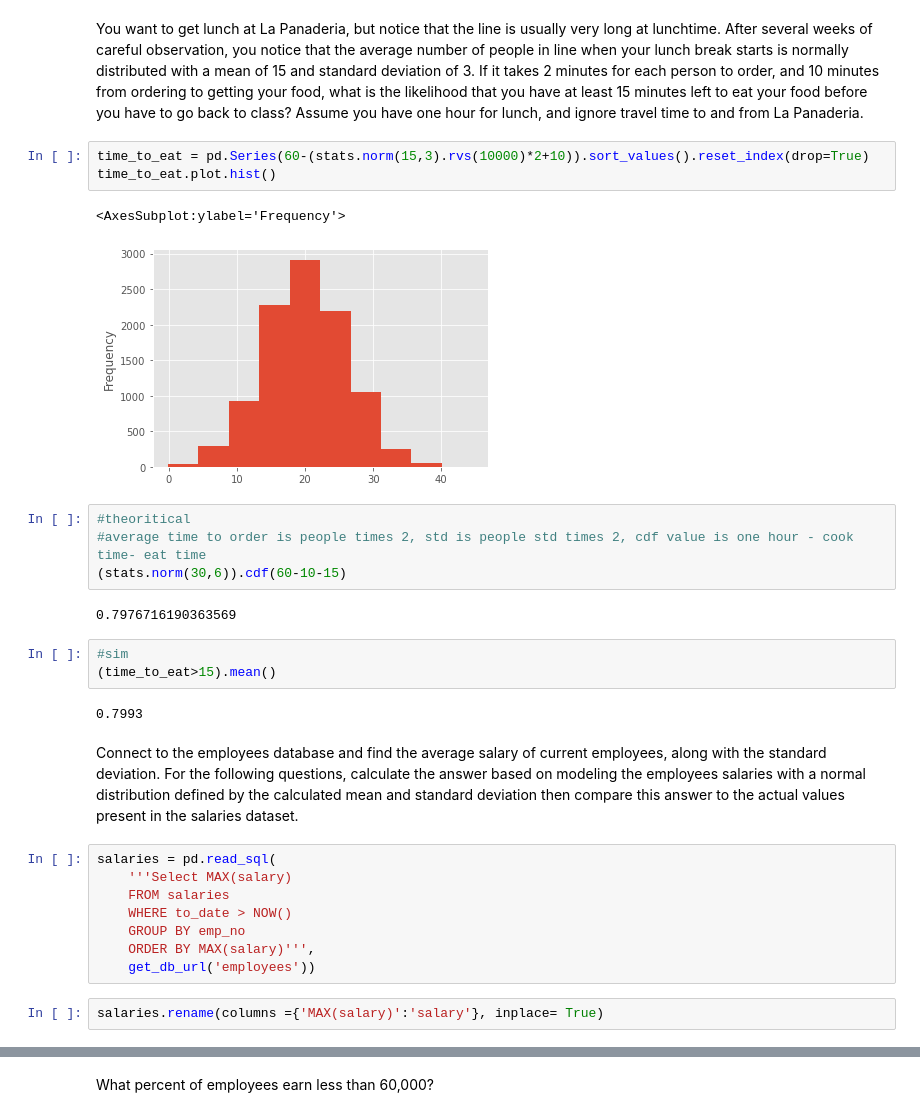
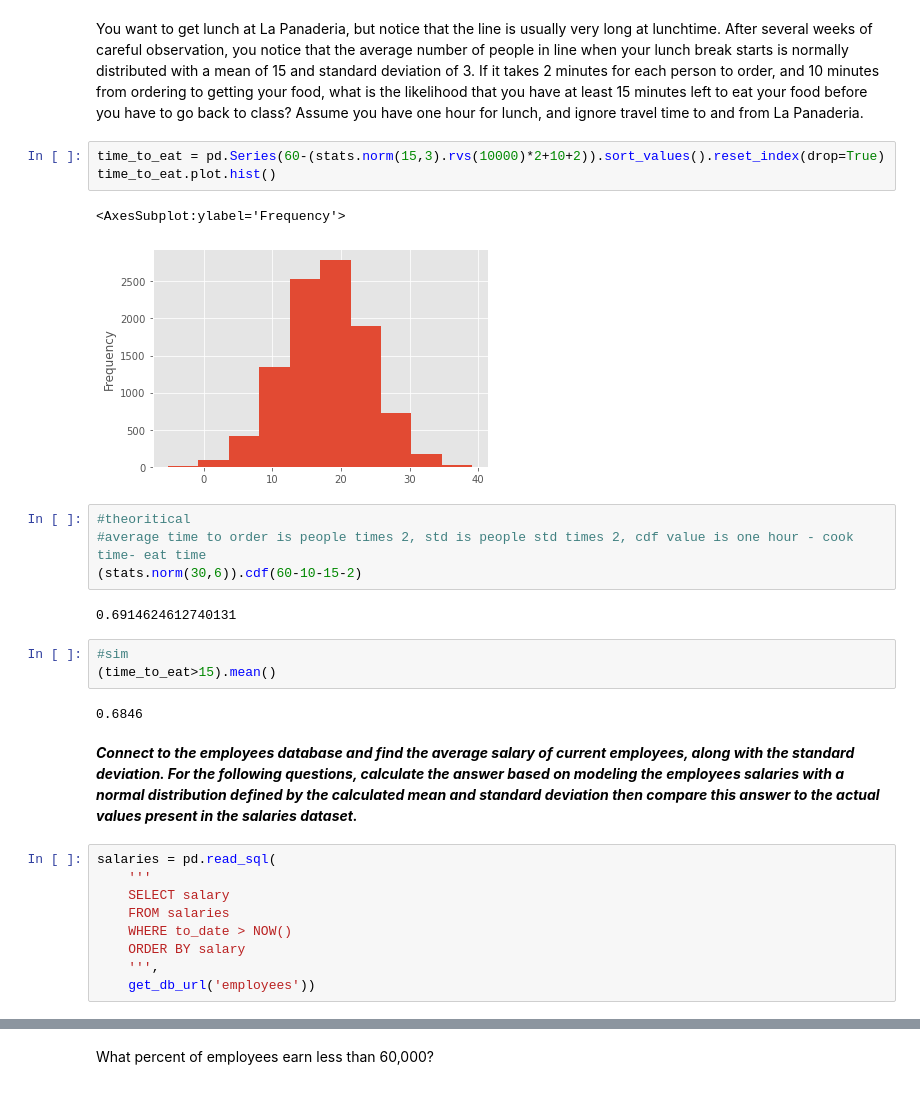
Before and after one commit to ChrisTeceno/statistics-exercises, a Jupyter notebook: probability_distributions.ipynb, the cells around one changed output, grey strips where cells are left out. Cells and saved outputs as stored; diff of their text form.

Commit message:
edit probability distributions

```diff
--- a/probability_distributions.ipynb
+++ b/probability_distributions.ipynb
@@ -221,32 +223,31 @@ stats.binom(n_students*5,.03).cdf(0)
 
 You want to get lunch at La Panaderia, but notice that the line is usually very long at lunchtime. After several weeks of careful observation, you notice that the average number of people in line when your lunch break starts is normally distributed with a mean of 15 and standard deviation of 3. If it takes 2 minutes for each person to order, and 10 minutes from ordering to getting your food, what is the likelihood that you have at least 15 minutes left to eat your food before you have to go back to class? Assume you have one hour for lunch, and ignore travel time to and from La Panaderia.
 # %%
-time_to_eat = pd.Series(60-(stats.norm(15,3).rvs(10000)*2+10)).sort_values().reset_index(drop=True)
+time_to_eat = pd.Series(60-(stats.norm(15,3).rvs(10000)*2+10+2)).sort_values().reset_index(drop=True)
 time_to_eat.plot.hist()
 # %% [output]
 <AxesSubplot:ylabel='Frequency'>
-[figure, old version]
+[figure, new version]
 # %%
 #theoritical
 #average time to order is people times 2, std is people std times 2, cdf value is one hour - cook time- eat time
-(stats.norm(30,6)).cdf(60-10-15)
+(stats.norm(30,6)).cdf(60-10-15-2)
 # %% [output]
-0.7976716190363569
+0.6914624612740131
 # %%
 #sim
 (time_to_eat>15).mean()
 # %% [output]
-0.7993
+0.6846
 # %% [markdown]
 
-Connect to the employees database and find the average salary of current employees, along with the standard deviation. For the following questions, calculate the answer based on modeling the employees salaries with a normal distribution defined by the calculated mean and standard deviation then compare this answer to the actual values present in the salaries dataset.
+***Connect to the employees database and find the average salary of current employees, along with the standard deviation. For the following questions, calculate the answer based on modeling the employees salaries with a normal distribution defined by the calculated mean and standard deviation then compare this answer to the actual values present in the salaries dataset.***
 # %%
 salaries = pd.read_sql(
-    '''Select MAX(salary)
+    '''
+    SELECT salary
     FROM salaries
     WHERE to_date > NOW()
-    GROUP BY emp_no
-    ORDER BY MAX(salary)''',
+    ORDER BY salary
+    ''',
     get_db_url('employees'))
-# %%
-salaries.rename(columns ={'MAX(salary)':'salary'}, inplace= True)
```
Also changed, not shown: parts of 12 cells of this notebook.
